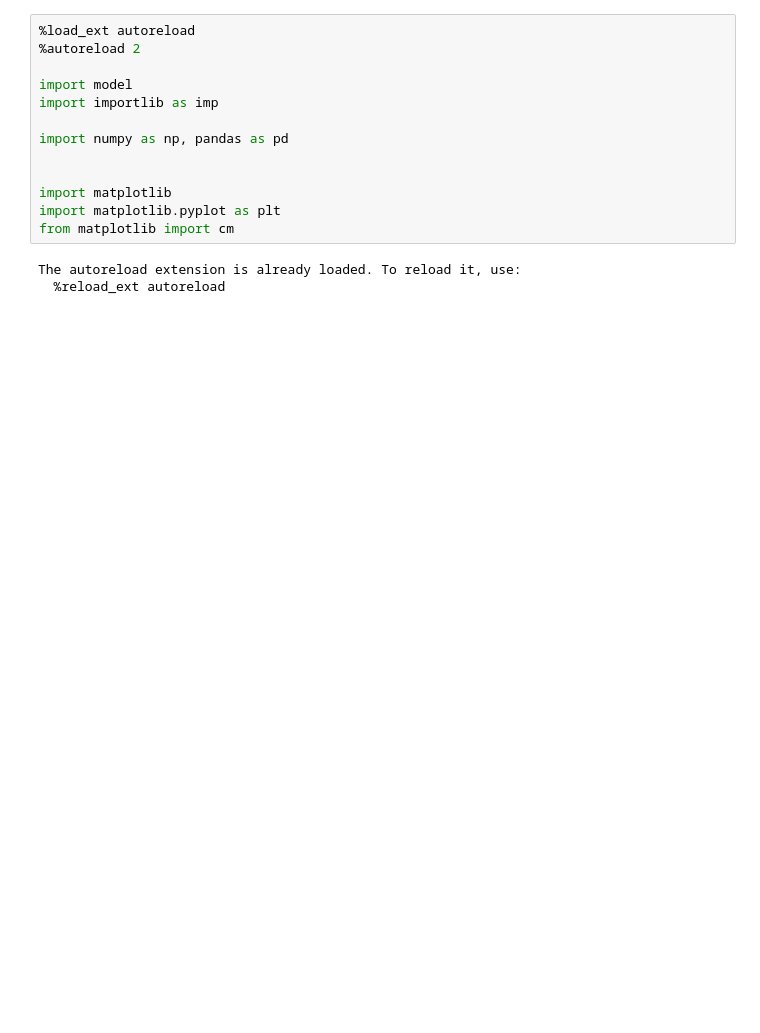
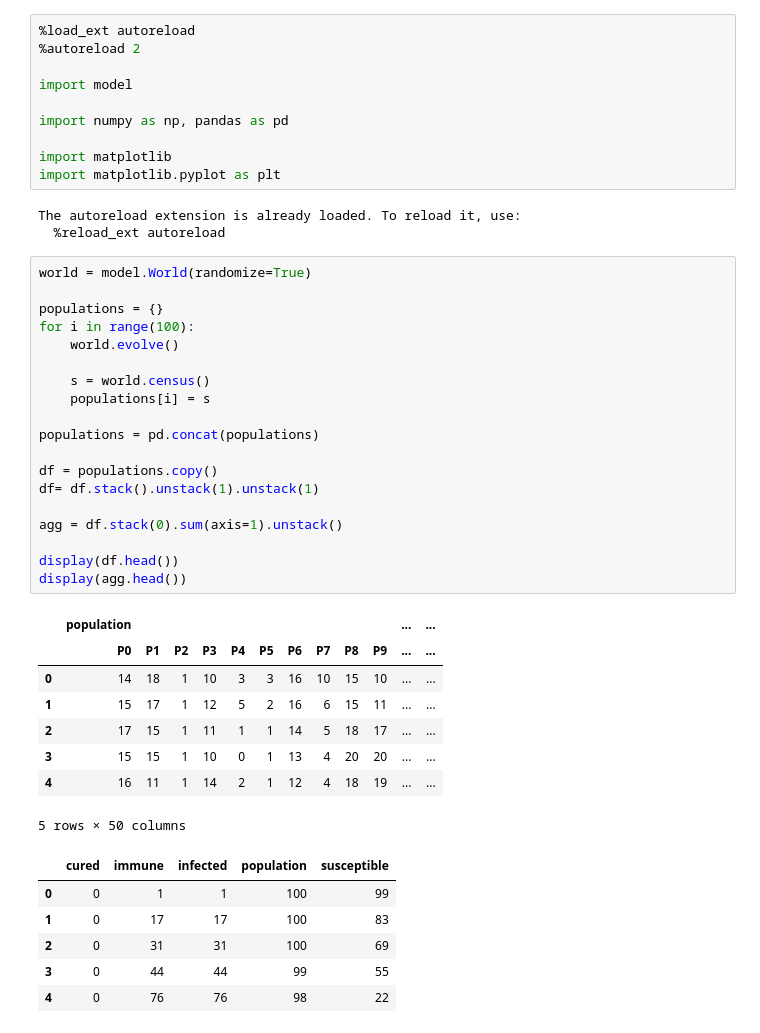
Before and after one commit to ebryce/comprehensive-crow, a Jupyter notebook: Epidem.ipynb, the cells around one changed output. Drawn from its saved outputs; the diff is of its cells as text; blank space fills up the shorter version.

```diff
--- a/Epidem.ipynb
+++ b/Epidem.ipynb
@@ -3,15 +3,46 @@
 %autoreload 2
 
 import model
-import importlib as imp
 
 import numpy as np, pandas as pd
 
-
 import matplotlib
 import matplotlib.pyplot as plt
-from matplotlib import cm
 # %% [output]
 The autoreload extension is already loaded. To reload it, use:
   %reload_ext autoreload
+# %%
+world = model.World(randomize=True)
+
+populations = {}
+for i in range(100):
+    world.evolve()
+
+    s = world.census()
+    populations[i] = s
+
+populations = pd.concat(populations)
+
+df = populations.copy()
+df= df.stack().unstack(1).unstack(1)
+
+agg = df.stack(0).sum(axis=1).unstack()
+
+display(df.head())
+display(agg.head())
+# %% [output]
+|  | population |  |  |  |  |  |  |  |  |  | ... | ... |
+|  | P0 | P1 | P2 | P3 | P4 | P5 | P6 | P7 | P8 | P9 | ... | ... |
+| 0 | 14 | 18 | 1 | 10 | 3 | 3 | 16 | 10 | 15 | 10 | ... | ... |
+| 1 | 15 | 17 | 1 | 12 | 5 | 2 | 16 | 6 | 15 | 11 | ... | ... |
+| 2 | 17 | 15 | 1 | 11 | 1 | 1 | 14 | 5 | 18 | 17 | ... | ... |
+| 3 | 15 | 15 | 1 | 10 | 0 | 1 | 13 | 4 | 20 | 20 | ... | ... |
+| 4 | 16 | 11 | 1 | 14 | 2 | 1 | 12 | 4 | 18 | 19 | ... | ... |
+5 rows × 50 columns
+|  | cured | immune | infected | population | susceptible |
+| 0 | 0 | 1 | 1 | 100 | 99 |
+| 1 | 0 | 17 | 17 | 100 | 83 |
+| 2 | 0 | 31 | 31 | 100 | 69 |
+| 3 | 0 | 44 | 44 | 99 | 55 |
+| 4 | 0 | 76 | 76 | 98 | 22 |
 # %%
```
Also changed, not shown: parts of 2 cells of this notebook, 1 other file.
